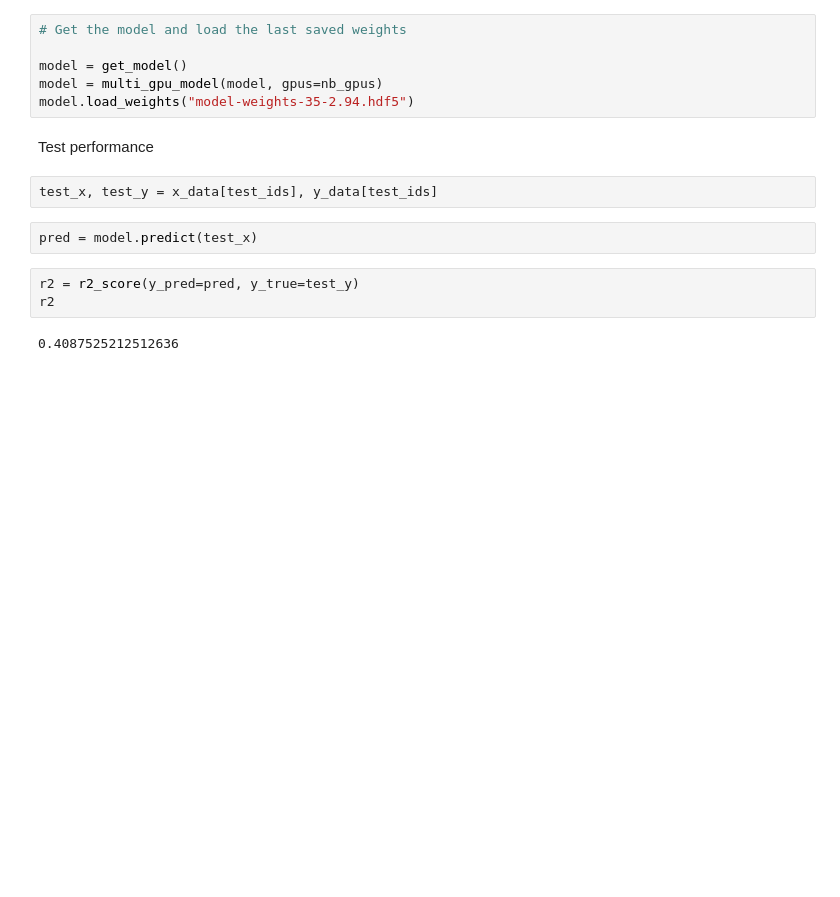
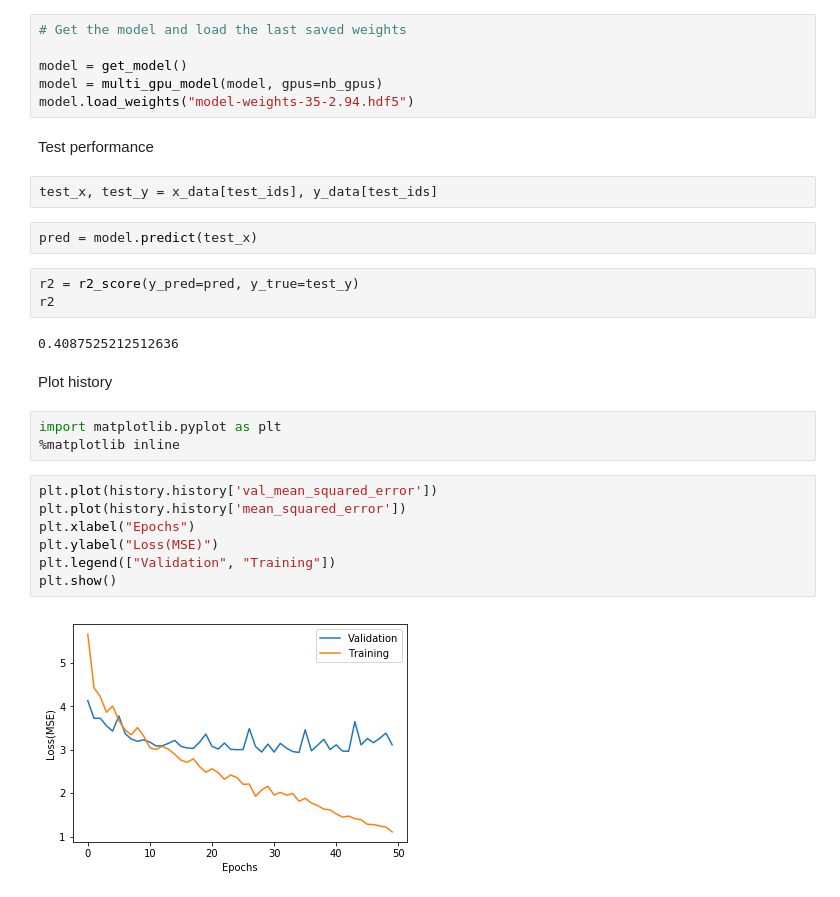
Before and after one commit to hassanmohsin/DLSCORE-CNN, a Jupyter notebook: train.ipynb, the cells around one changed output. Cells and saved outputs as stored; diff of their text form; blank space fills up the shorter version.

Commit message:
Add history plot

```diff
--- a/train.ipynb
+++ b/train.ipynb
@@ -429,3 +429,17 @@ r2 = r2_score(y_pred=pred, y_true=test_y)
 r2
 # %% [output]
 0.4087525212512636
+# %% [markdown]
+Plot history
+# %%
+import matplotlib.pyplot as plt
+%matplotlib inline
+# %%
+plt.plot(history.history['val_mean_squared_error'])
+plt.plot(history.history['mean_squared_error'])
+plt.xlabel("Epochs")
+plt.ylabel("Loss(MSE)")
+plt.legend(["Validation", "Training"])
+plt.show()
+# %% [output]
+[figure, added]
```
